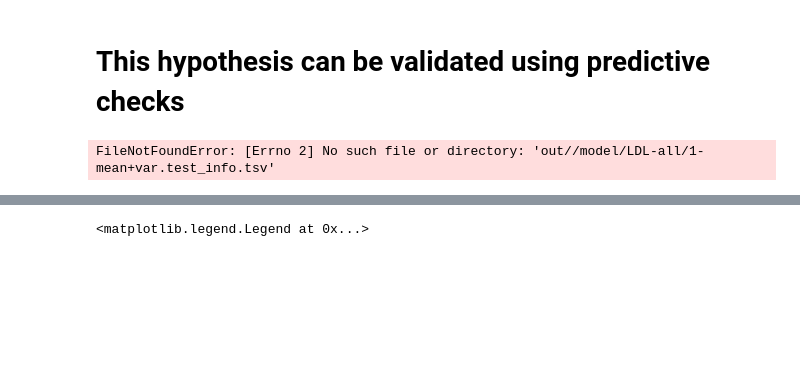
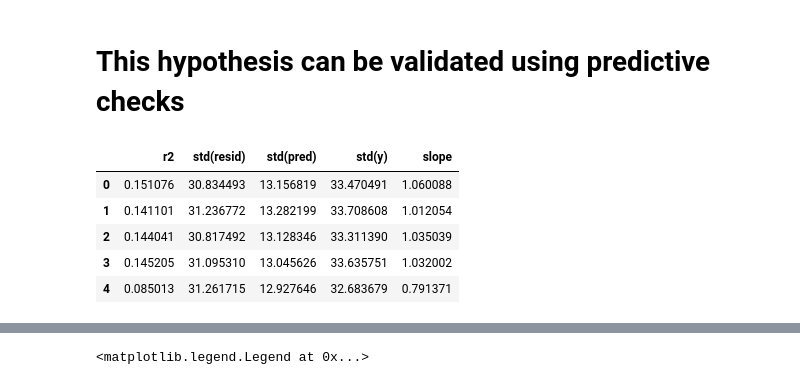
Before and after one commit to KangchengHou/calpred-manuscript, a Jupyter notebook: experiments/calibrate/04-supp-notes-Copy1.ipynb, the cells around one changed output, grey strips where cells are left out. Saved outputs shown, nothing was run; the diff lists cells and outputs as text; code cells hidden in the pictures; blank space fills up the shorter version.

```diff
--- a/experiments/calibrate/04-supp-notes-Copy1.ipynb
+++ b/experiments/calibrate/04-supp-notes-Copy1.ipynb
@@ -12,7 +15,7 @@ matplotlib.rcParams["font.family"] = ["Liberation Sans"]
 # %%
 # setup (so this notebook can be run for trait-group repeatedly)
-trait = "waist_hip_ratio"
-group = "white"
+trait = "LDL"
+group = "all"
 method = "mean+var"
 prefix = ""
 covar = "PC1"
@@ -71,11 +74,17 @@ def regression(trait, group, covar, prefix):
     return df_stats, df_stats_sem
 # %%
 df_stats1, df_stats_sem1 = regression(
-    trait="LDL", group="all", covar="AGE", prefix="no-interaction"
+    trait="LDL", group="all", covar="PC1", prefix="no-interaction"
 )
 df_stats2, df_stats_sem2 = regression(
-    trait="LDL", group="all", covar="AGE", prefix="interaction"
+    trait="LDL", group="all", covar="PC1", prefix="interaction"
 )
-df_stats2, df_stats_sem2 = regression(trait="LDL", group="all", covar="AGE", prefix="")
-# %% [output]
-FileNotFoundError: [Errno 2] No such file or directory: 'out//model/LDL-all/1-mean+var.test_info.tsv'
+# %%
+df_stats1
+# %% [output]
+|  | r2 | std(resid) | std(pred) | std(y) | slope |
+| 0 | 0.151076 | 30.834493 | 13.156819 | 33.470491 | 1.060088 |
+| 1 | 0.141101 | 31.236772 | 13.282199 | 33.708608 | 1.012054 |
+| 2 | 0.144041 | 30.817492 | 13.128346 | 33.311390 | 1.035039 |
+| 3 | 0.145205 | 31.095310 | 13.045626 | 33.635751 | 1.032002 |
+| 4 | 0.085013 | 31.261715 | 12.927646 | 32.683679 | 0.791371 |
```
Also changed, not shown: parts of 2 cells of this notebook, 4 other files.
